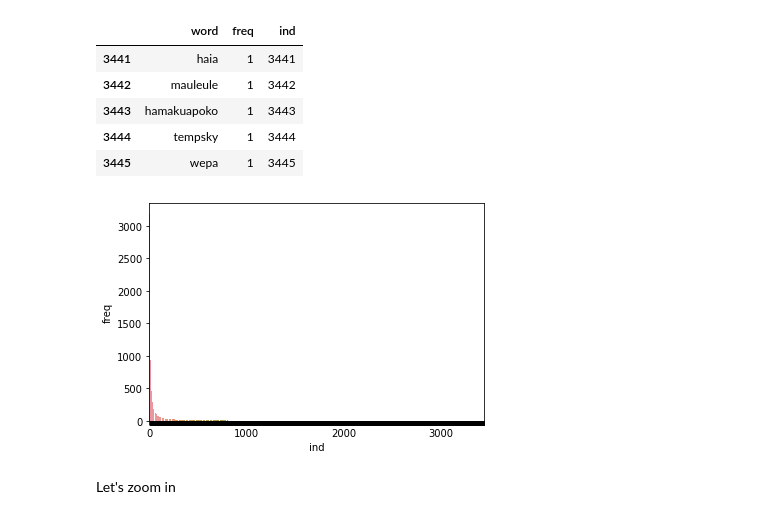
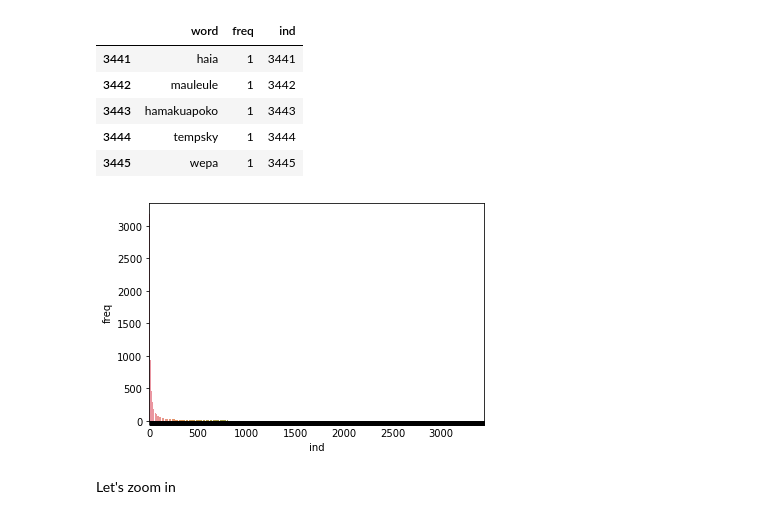
Before and after one commit to kolo-kaahanui/DataAnalytics, a Jupyter notebook: Project7.ipynb, the cells around one changed output. Saved outputs shown, nothing was run; the diff lists cells and outputs as text; code cells hidden in the pictures.

```diff
--- a/Project7.ipynb
+++ b/Project7.ipynb
@@ -148,15 +156,15 @@ df.tail()
 # %%
 import seaborn as sns
 
 g = sns.barplot(data=df, y="freq", x="ind")
 
 for ind, label in enumerate(g.get_xticklabels()):
-    if ind % 1000 == 0:  # x ticks
+    if ind % 500 == 0:  # x ticks
         label.set_visible(True)
     else:
         label.set_visible(False)
 # %% [output]
-[figure, old version]
+[figure, new version]
 # %% [markdown]
 Let's zoom in
 # %%
```
Also changed, not shown: parts of 18 cells of this notebook, 1 other file.
